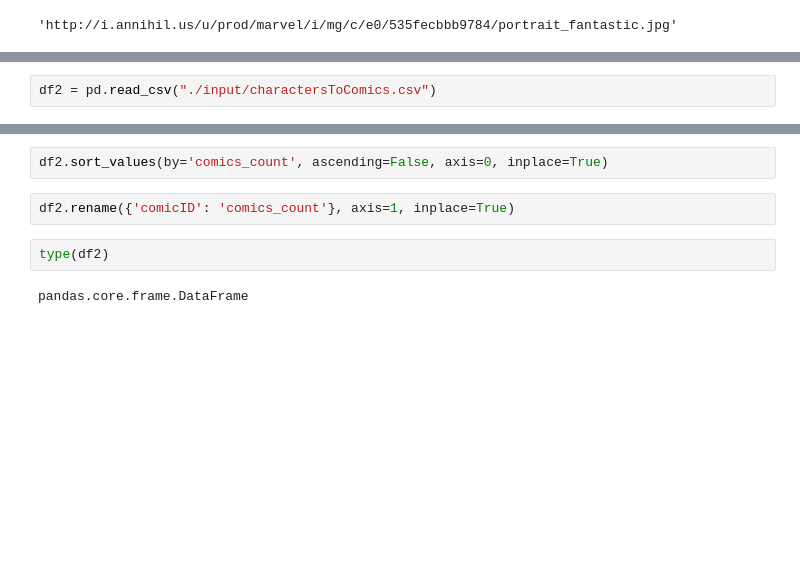
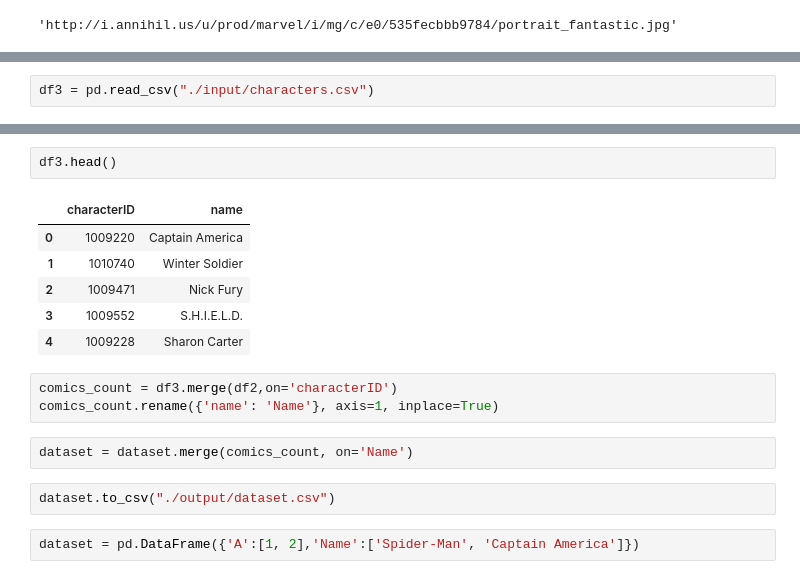
Before and after one commit to castares/latest-marvel-comics, a Jupyter notebook: tests.ipynb, the cells around one changed output, grey strips where cells are left out. Saved outputs shown, nothing was run; the diff lists cells and outputs as text; blank space fills up the shorter version.

```diff
--- a/tests.ipynb
+++ b/tests.ipynb
@@ -108,2 +125,2 @@ dataset.head()
 # %%
-df2 = pd.read_csv("./input/charactersToComics.csv")
+df3 = pd.read_csv("./input/characters.csv")
@@ -120,8 +127,18 @@ df2 = df2.groupby(['characterID']).count()
-# %%
-df2.sort_values(by='comics_count', ascending=False, axis=0, inplace=True)
+# %%
+df3.head()
+# %% [output]
+|  | characterID | name |
+| 0 | 1009220 | Captain America |
+| 1 | 1010740 | Winter Soldier |
+| 2 | 1009471 | Nick Fury |
+| 3 | 1009552 | S.H.I.E.L.D. |
+| 4 | 1009228 | Sharon Carter |
 # %%
-df2.rename({'comicID': 'comics_count'}, axis=1, inplace=True)
+comics_count = df3.merge(df2,on='characterID')
+comics_count.rename({'name': 'Name'}, axis=1, inplace=True)
-# %%
-type(df2)
-# %% [output]
-pandas.core.frame.DataFrame
+# %%
+dataset = dataset.merge(comics_count, on='Name')
+# %%
+dataset.to_csv("./output/dataset.csv")
+# %%
+dataset = pd.DataFrame({'A':[1, 2],'Name':['Spider-Man', 'Captain America']})
```
Also changed, not shown: parts of 15 cells of this notebook, 5 other files.
